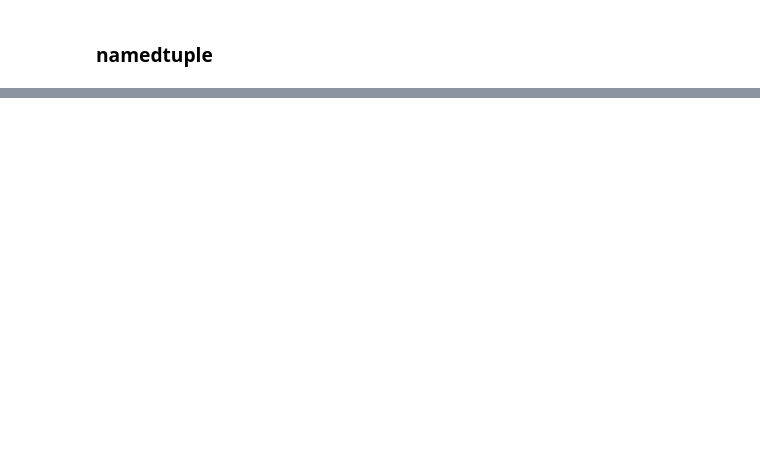
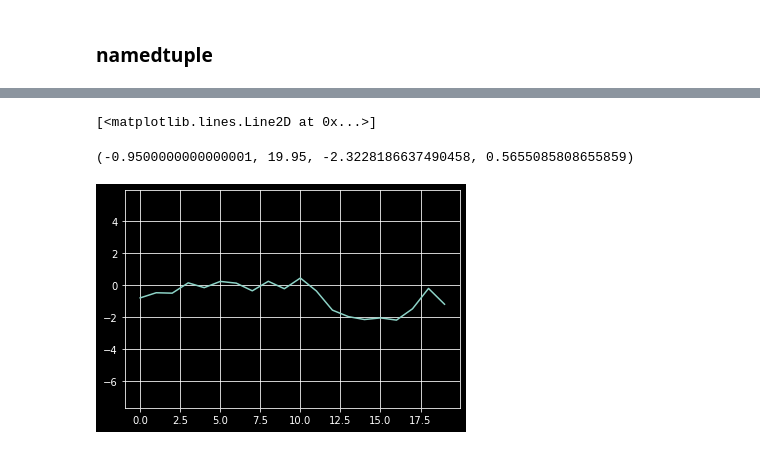
Before and after one commit to ajwkim/Python_DL_RL, a Jupyter notebook: 1.python기초.ipynb, the cells around one changed output, grey strips where cells are left out. Cells and saved outputs as stored; diff of their text form; code cells hidden in the pictures; blank space fills up the shorter version.

```diff
--- a/1.python기초.ipynb
+++ b/1.python기초.ipynb
@@ -119,0 +2112,8 @@ Card = collections.namedtuple('Card', 'rank suit')      # typename, field names
+# %%
+plt.plot(y.cumsum())
+plt.grid(True)
+plt.axis('equal')       # 'off'/[xmin, xmax, ymin, ymax]
+# %% [output]
+[<matplotlib.lines.Line2D at 0x...>]
+(-0.9500000000000001, 19.95, -2.3228186637490458, 0.5655085808655859)
+[figure, added]
```
Also changed, not shown: parts of 484 cells of this notebook, 10 other files.
